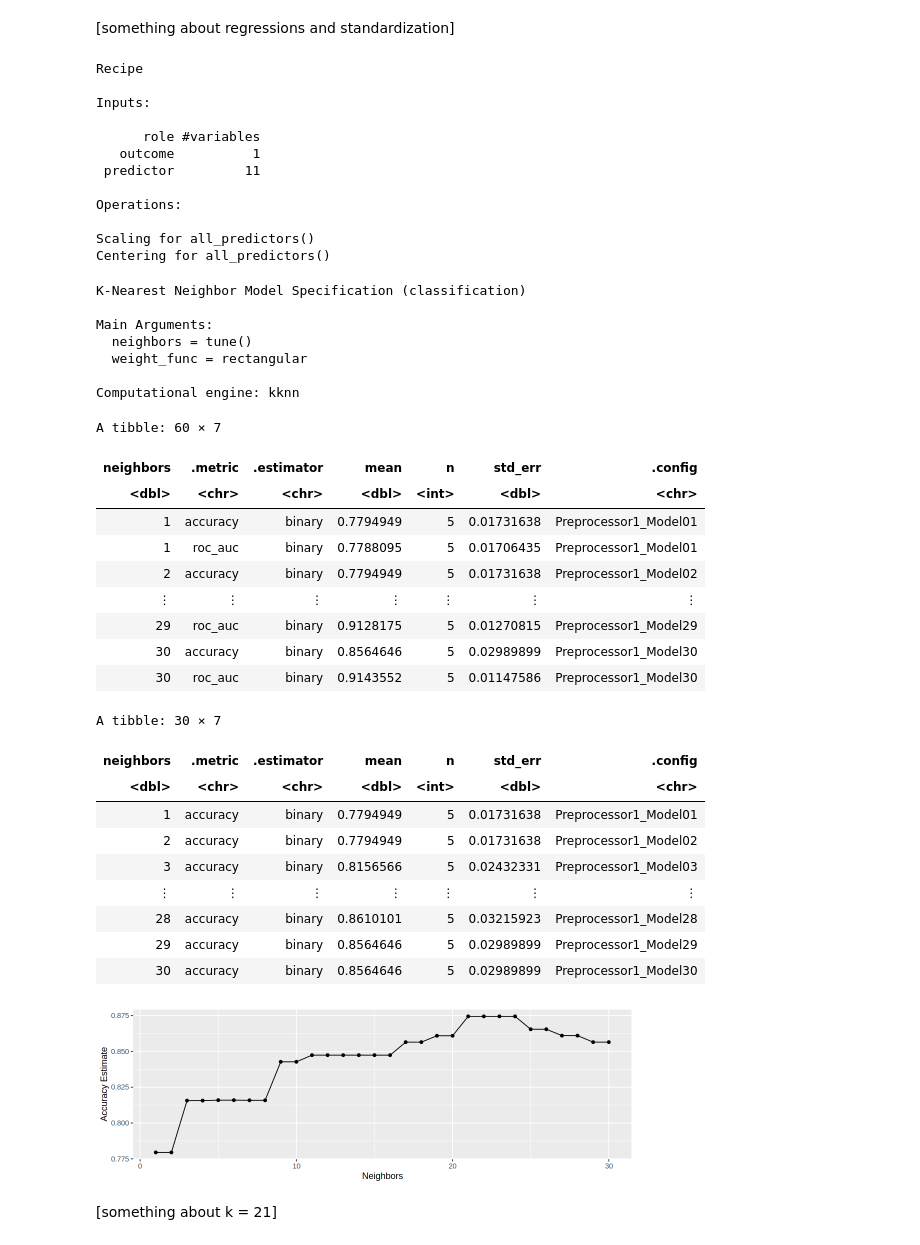
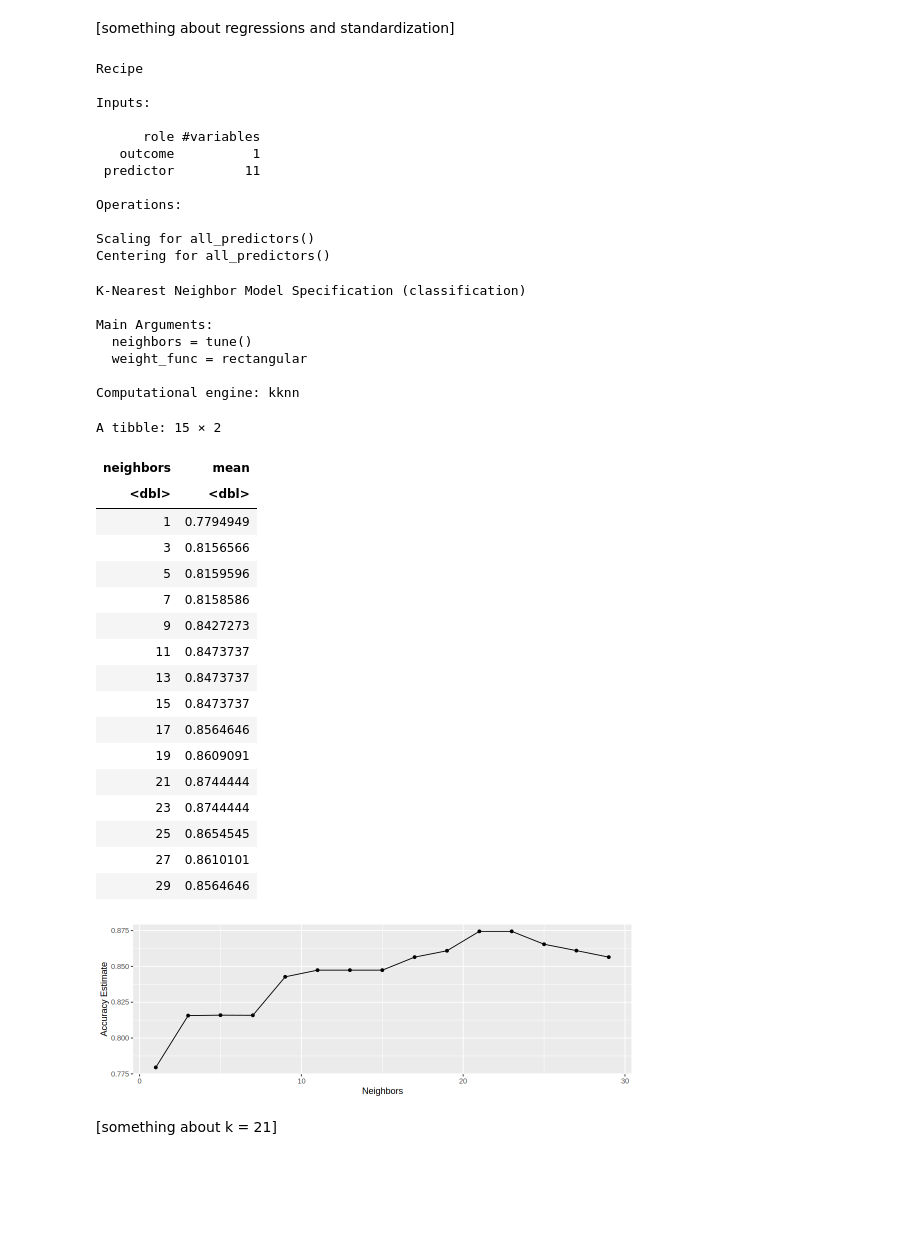
Before and after one commit to MiishaaSinica/DSCI100Project, a Jupyter notebook: Notebook.ipynb, the cells around one changed output. Cells and saved outputs as stored; diff of their text form; code cells hidden in the pictures; blank space fills up the shorter version.

```diff
--- a/Notebook.ipynb
+++ b/Notebook.ipynb
@@ -244,7 +244,7 @@ heart_disease_data <- read_csv(url,
                                              "exang", "oldpeak", "slope", "ca", "thal", "num")) |>
                         mutate(num = as_factor(num)) |>
                         mutate(diagnosis = fct_recode(num, "healthy" = "0", "unhealthy" = "1" , "unhealthy" = "2", "unhealthy" = "3" , "unhealthy" = "4")) |>
-                        select(-sex, -fbs, -num) |>
+                        select(-num) |>
                         filter(ca != "?") |>
                         filter(thal != "?") |>
                         mutate(ca = as.numeric(ca)) |>
@@ -256,6 +256,18 @@ set.seed(3456)
 heart_disease_split <- initial_split(heart_disease_data, prop = 0.75, strata = diagnosis)
 heart_disease_training <- training(heart_disease_split)
 heart_disease_testing <- testing(heart_disease_split)
+
+heart_disease_proportions <- heart_disease_testing |>
+                      group_by(diagnosis) |>
+                      summarize(n = n()) |>
+                      mutate(percent = 100*n/nrow(heart_disease_testing))
+
+heart_disease_proportions
+
+heart_disease_average_table = heart_disease_data |>
+    group_by(diagnosis) |>
+    summarize(age = mean(age), trestbps = mean(trestbps), chol = mean(chol), thalach = mean(thalach), oldpeak = mean(oldpeak))
+heart_disease_average_table
 # %% [output]
 Rows: 303 Columns: 14
 ── Column specification ────────────────────────────────────────────────────────
@@ -278,7 +309,7 @@ A tibble: 297 × 12
 # %% [markdown]
 [something about regressions and standardization]
 # %%
-heart_disease_recipe = recipe(diagnosis ~ ., heart_disease_training) |>
+heart_disease_recipe = recipe(diagnosis ~ ., select(heart_disease_training, -sex, -fbs)) |>
     step_scale(all_predictors()) |>
     step_center(all_predictors())
 heart_disease_recipe
@@ -290,7 +321,7 @@ knn_tuning
 
 set.seed(3456)
 heart_disease_vfold = vfold_cv(heart_disease_training, v = 5, strata = diagnosis)
-k_vals = tibble(neighbors = seq(1, 30, 1))
+k_vals = tibble(neighbors = seq(1, 29, 2))
 
 tuning_workflow = workflow() |>
        add_recipe(heart_disease_recipe) |>
@@ -298,59 +329,58 @@ tuning_workflow = workflow() |>
        tune_grid(resamples = heart_disease_vfold, grid = k_vals)
 
 tuning_metrics = tuning_workflow |>
     collect_metrics()
-tuning_metrics
 
 accuracies <- tuning_metrics |>
-       filter(.metric == "accuracy")
+    filter(.metric == "accuracy") |>
+    select(neighbors, mean)
 accuracies
+options(repr.matrix.max.rows = 15)
 
 accuracy_versus_k <- ggplot(accuracies, aes(x = neighbors, y = mean))+
-       geom_point() +
-       geom_line() +
-       labs(x = "Neighbors", y = "Accuracy Estimate")
+    geom_point() +
+    geom_line() +
+    labs(x = "Neighbors", y = "Accuracy Estimate")
 accuracy_versus_k
 # %% [output]
 Recipe
 
 Inputs:
 
       role #variables
    outcome          1
  predictor         11
 
 Operations:
 
 Scaling for all_predictors()
 Centering for all_predictors()
 K-Nearest Neighbor Model Specification (classification)
 
 Main Arguments:
   neighbors = tune()
   weight_func = rectangular
 
 Computational engine: kknn
-A tibble: 60 × 7
+A tibble: 15 × 2
-| neighbors | .metric | .estimator | mean | n | std_err | .config |
-| <dbl> | <chr> | <chr> | <dbl> | <int> | <dbl> | <chr> |
-| 1 | accuracy | binary | 0.7794949 | 5 | 0.01731638 | Preprocessor1_Model01 |
-| 1 | roc_auc | binary | 0.7788095 | 5 | 0.01706435 | Preprocessor1_Model01 |
-| 2 | accuracy | binary | 0.7794949 | 5 | 0.01731638 | Preprocessor1_Model02 |
-| ⋮ | ⋮ | ⋮ | ⋮ | ⋮ | ⋮ | ⋮ |
-| 29 | roc_auc | binary | 0.9128175 | 5 | 0.01270815 | Preprocessor1_Model29 |
-| 30 | accuracy | binary | 0.8564646 | 5 | 0.02989899 | Preprocessor1_Model30 |
-| 30 | roc_auc | binary | 0.9143552 | 5 | 0.01147586 | Preprocessor1_Model30 |
+| neighbors | mean |
+| <dbl> | <dbl> |
+| 1 | 0.7794949 |
+| 3 | 0.8156566 |
+| 5 | 0.8159596 |
+| 7 | 0.8158586 |
+| 9 | 0.8427273 |
+| 11 | 0.8473737 |
+| 13 | 0.8473737 |
+| 15 | 0.8473737 |
+| 17 | 0.8564646 |
+| 19 | 0.8609091 |
+| 21 | 0.8744444 |
+| 23 | 0.8744444 |
+| 25 | 0.8654545 |
+| 27 | 0.8610101 |
+| 29 | 0.8564646 |
-A tibble: 30 × 7
-| neighbors | .metric | .estimator | mean | n | std_err | .config |
-| <dbl> | <chr> | <chr> | <dbl> | <int> | <dbl> | <chr> |
-| 1 | accuracy | binary | 0.7794949 | 5 | 0.01731638 | Preprocessor1_Model01 |
-| 2 | accuracy | binary | 0.7794949 | 5 | 0.01731638 | Preprocessor1_Model02 |
-| 3 | accuracy | binary | 0.8156566 | 5 | 0.02432331 | Preprocessor1_Model03 |
-| ⋮ | ⋮ | ⋮ | ⋮ | ⋮ | ⋮ | ⋮ |
-| 28 | accuracy | binary | 0.8610101 | 5 | 0.03215923 | Preprocessor1_Model28 |
-| 29 | accuracy | binary | 0.8564646 | 5 | 0.02989899 | Preprocessor1_Model29 |
-| 30 | accuracy | binary | 0.8564646 | 5 | 0.02989899 | Preprocessor1_Model30 |
-[figure, old version]
+[figure, new version]
 # %% [markdown]
 [something about k = 21]
 # %%
```
Also changed, not shown: parts of 2 cells of this notebook, 1 other file.
